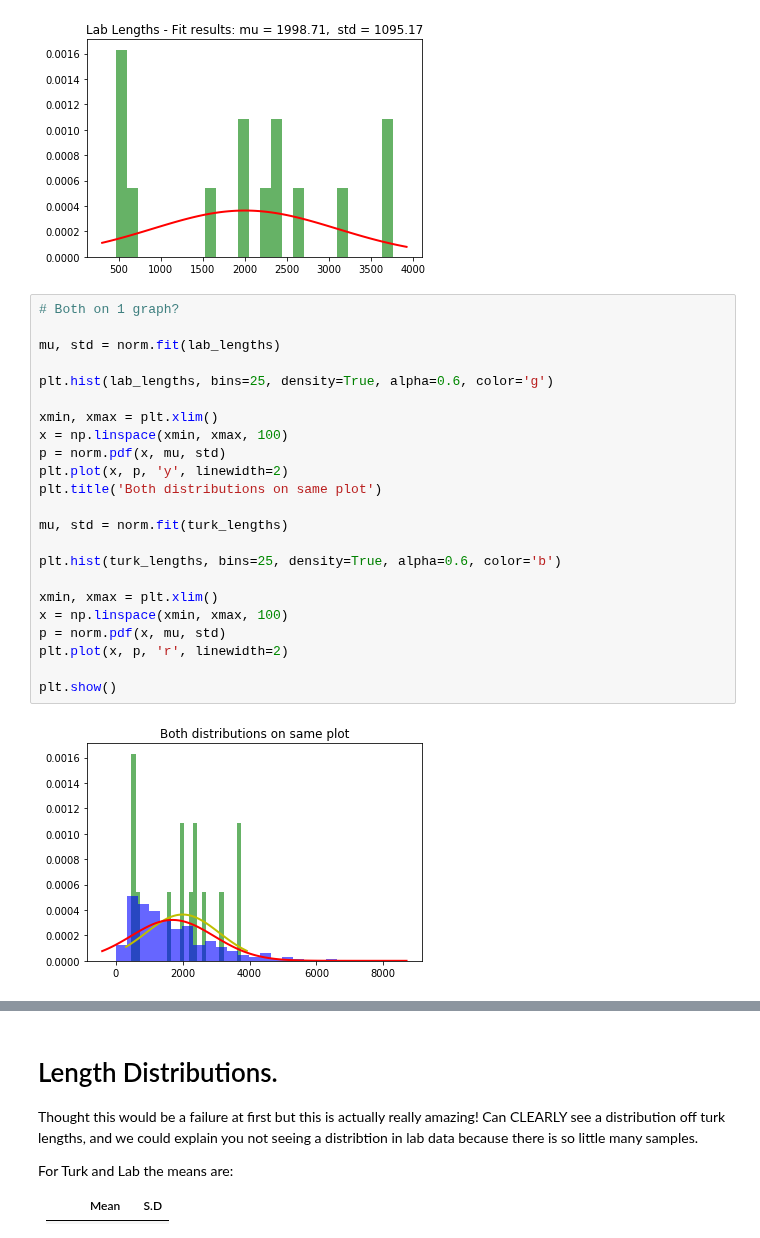
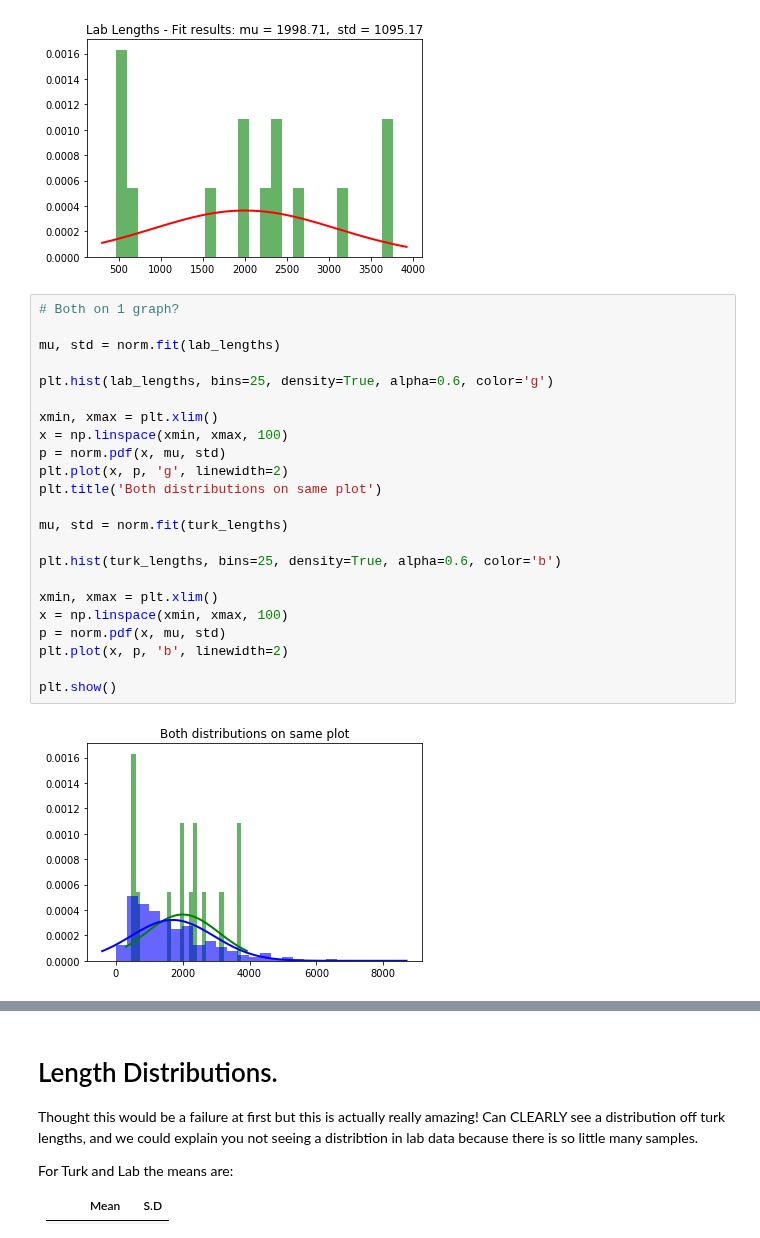
Before and after one commit to DJSaunders1997/Masters-Project, a Jupyter notebook: HMM.ipynb, the cells around one changed output, grey strips where cells are left out. Cells and saved outputs as stored; diff of their text form.

```diff
--- a/HMM.ipynb
+++ b/HMM.ipynb
@@ -702,28 +702,28 @@ plt.show()
 # %%
 # Both on 1 graph?
 
 mu, std = norm.fit(lab_lengths)
 
 plt.hist(lab_lengths, bins=25, density=True, alpha=0.6, color='g')
 
 xmin, xmax = plt.xlim()
 x = np.linspace(xmin, xmax, 100)
 p = norm.pdf(x, mu, std)
-plt.plot(x, p, 'y', linewidth=2)
+plt.plot(x, p, 'g', linewidth=2)
 plt.title('Both distributions on same plot')
 
 mu, std = norm.fit(turk_lengths)
 
 plt.hist(turk_lengths, bins=25, density=True, alpha=0.6, color='b')
 
 xmin, xmax = plt.xlim()
 x = np.linspace(xmin, xmax, 100)
 p = norm.pdf(x, mu, std)
-plt.plot(x, p, 'r', linewidth=2)
+plt.plot(x, p, 'b', linewidth=2)
 
 plt.show()
 # %% [output]
-[figure, old version]
+[figure, new version]
 # %%
 # Combine both data together and see what the distribution looks like
 # Probably a bit pointless as the turk data will still be so much more numerous
```
Also changed, not shown: parts of 14 cells of this notebook.
